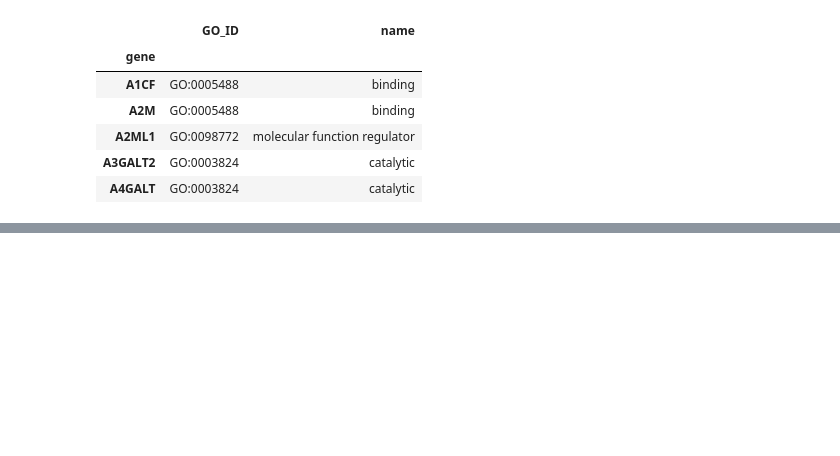
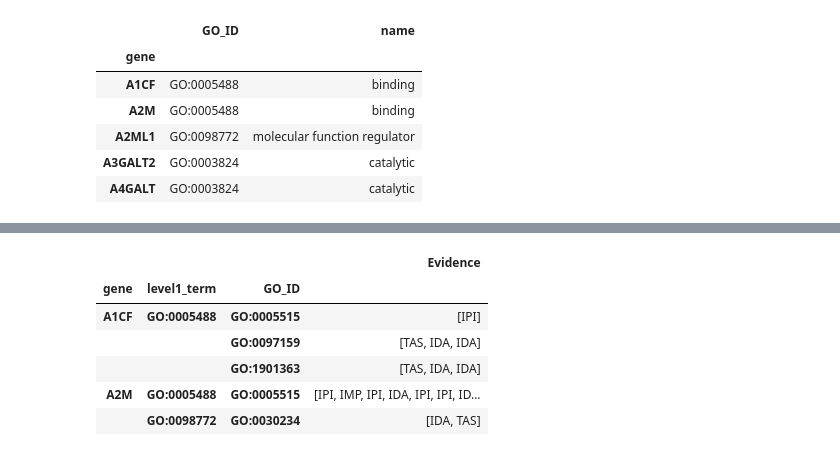
Before and after one commit to fraenkel-lab/OmicsIntegrator2, a Jupyter notebook: annotation/molecular_function.ipynb, the cells around one changed output, grey strips where cells are left out. Cells and saved outputs as stored; diff of their text form; code cells hidden in the pictures; blank space fills up the shorter version.

```diff
--- a/annotation/molecular_function.ipynb
+++ b/annotation/molecular_function.ipynb
@@ -261,0 +307,9 @@ molecular_functions.head()
+# %%
+predecessors = {term: list(g.predecessors(term)) for term in level2_terms}
+# %%
+predecessors = {term: [parent for parent in parents if parent in level1_terms] for term, parents in predecessors.items()}
+# %%
+predecessors = {term: parents[0] for term, parents in predecessors.items()}
+# %%
+predecessors = pd.Series(predecessors).rename_axis('level2_term').rename('level1_term').to_frame()
+predecessors.head()
@@ -261,0 +324,11 @@ molecular_functions.head()
+# %%
+evidence = evidence.reset_index().merge(predecessors, how='left', left_on='GO_ID', right_index=True).set_index(['gene', 'level1_term', 'GO_ID'])
+evidence.head()
+# %% [output]
+|  |  |  | Evidence |
+| gene | level1_term | GO_ID |  |
+| A1CF | GO:0005488 | GO:0005515 | [IPI] |
+|  |  | GO:0097159 | [TAS, IDA, IDA] |
+|  |  | GO:1901363 | [TAS, IDA, IDA] |
+| A2M | GO:0005488 | GO:0005515 | [IPI, IMP, IPI, IDA, IPI, IPI, ID... |
+|  | GO:0098772 | GO:0030234 | [IDA, TAS] |
```
Also changed, not shown: parts of 24 cells of this notebook, 1 other file.
